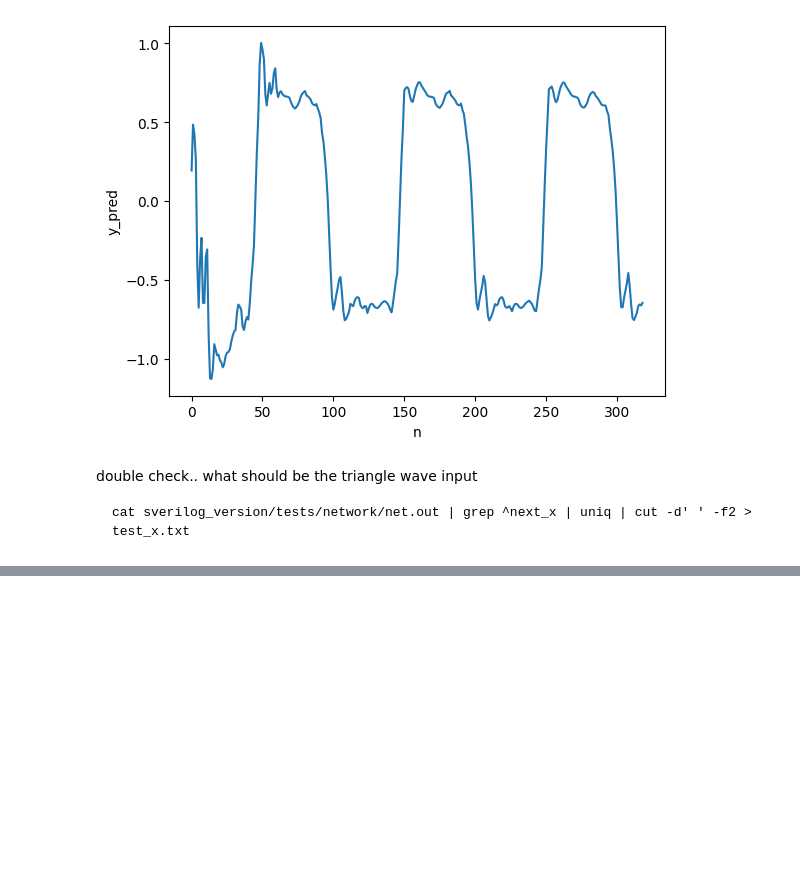
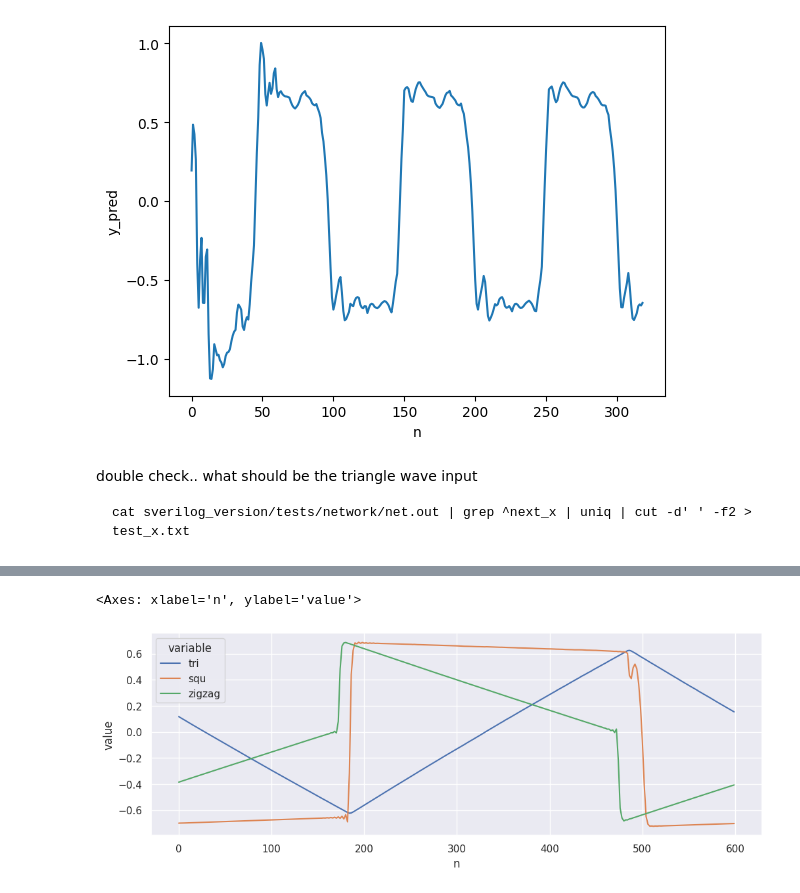
Before and after one commit to matpalm/cached_dilated_causal_convolutions, a Jupyter notebook: compare qkeras to fxpmath model.ipynb, the cells around one changed output, grey strips where cells are left out. Cells and saved outputs as stored; diff of their text form; code cells hidden in the pictures; blank space fills up the shorter version.

```diff
--- a/compare qkeras to fxpmath model.ipynb
+++ b/compare qkeras to fxpmath model.ipynb
@@ -259,0 +267,9 @@ sns.lineplot(df, x='n', y='test_x')
+# %%
+#fname = '/data2/cached_dilated_causal_convolutions/2d_embed/96kHz/tri_squ_zigzag.ssv'
+#fname = '/data2/cached_dilated_causal_convolutions/2d_embed/192kHz_resampled/tri_squ_zigzag.ssv'
+fname = '/data2/cached_dilated_causal_convolutions/2d_embed/192kHz_resampled/tri_squ_zigzag.ssv'
+
+df = pd.read_csv(fname, sep=' ', names=['tri', 'squ', 'zigzag'])
+df['n'] = range(len(df))
+
+df.head()
@@ -259,0 +283,9 @@ sns.lineplot(df, x='n', y='test_x')
+# %%
+first_512_df = df[:600]
+wide_df = first_512_df.melt(id_vars='n', value_vars=['tri', 'squ', 'zigzag'])
+
+sns.set(rc={"figure.figsize": (12, 4)})
+sns.lineplot(wide_df, x='n', y='value', hue='variable')
+# %% [output]
+<Axes: xlabel='n', ylabel='value'>
+[figure, added]
```
Also changed, not shown: parts of 3 cells of this notebook, 5 other files.
